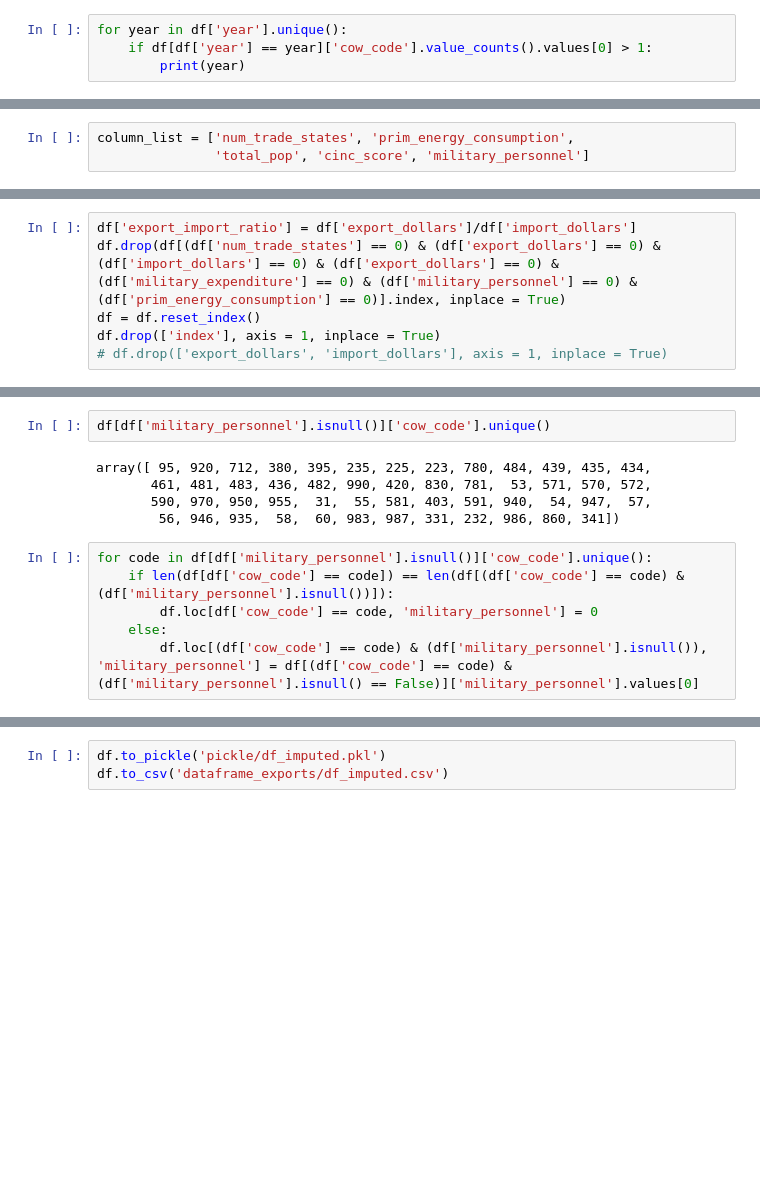
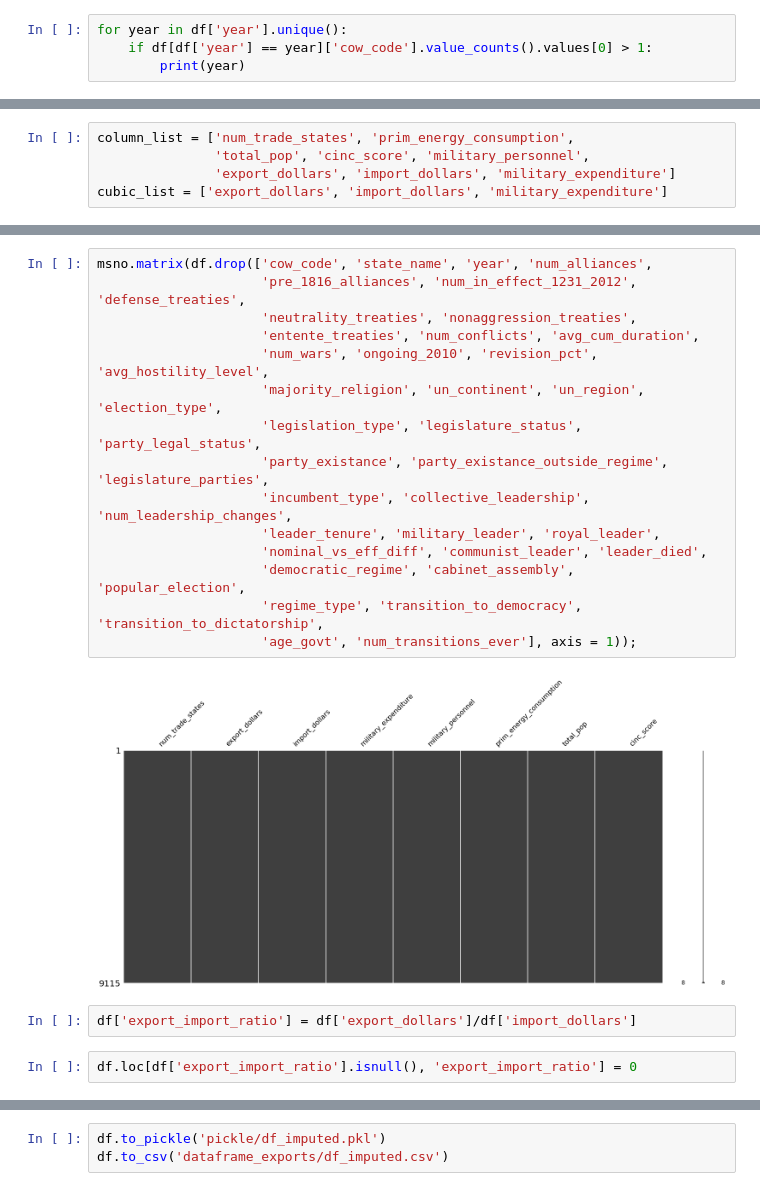
Before and after one commit to cyaris/international_armed_conflict, a Jupyter notebook: COW Master DataFrame Imputations | Data Clean.ipynb, the cells around one changed output, grey strips where cells are left out. Cells and saved outputs as stored; diff of their text form; blank space fills up the shorter version.

```diff
--- a/COW Master DataFrame Imputations | Data Clean.ipynb
+++ b/COW Master DataFrame Imputations | Data Clean.ipynb
@@ -162,3 +123,5 @@ total_pop == 0:  222     0.024
 # %%
 column_list = ['num_trade_states', 'prim_energy_consumption',
-               'total_pop', 'cinc_score', 'military_personnel']
+               'total_pop', 'cinc_score', 'military_personnel',
+               'export_dollars', 'import_dollars', 'military_expenditure']
+cubic_list = ['export_dollars', 'import_dollars', 'military_expenditure']
@@ -243,6 +127,0 @@ df.loc[df['military_personnel'] < 0, 'military_personnel'] = 0
-# %%
-df['export_import_ratio'] = df['export_dollars']/df['import_dollars']
-df.drop(df[(df['num_trade_states'] == 0) & (df['export_dollars'] == 0) & (df['import_dollars'] == 0) & (df['export_dollars'] == 0) & (df['military_expenditure'] == 0) & (df['military_personnel'] == 0) & (df['prim_energy_consumption'] == 0)].index, inplace = True)
-df = df.reset_index()
-df.drop(['index'], axis = 1, inplace = True)
-# df.drop(['export_dollars', 'import_dollars'], axis = 1, inplace = True)
@@ -291,16 +142,24 @@ df.loc[df['military_expenditure'] == 0, 'military_expenditure'] = None
+# %%
+msno.matrix(df.drop(['cow_code', 'state_name', 'year', 'num_alliances',
+                     'pre_1816_alliances', 'num_in_effect_1231_2012', 'defense_treaties',
+                     'neutrality_treaties', 'nonaggression_treaties',
+                     'entente_treaties', 'num_conflicts', 'avg_cum_duration',
+                     'num_wars', 'ongoing_2010', 'revision_pct', 'avg_hostility_level',
+                     'majority_religion', 'un_continent', 'un_region', 'election_type',
+                     'legislation_type', 'legislature_status', 'party_legal_status',
+                     'party_existance', 'party_existance_outside_regime', 'legislature_parties',
+                     'incumbent_type', 'collective_leadership', 'num_leadership_changes',
+                     'leader_tenure', 'military_leader', 'royal_leader',
+                     'nominal_vs_eff_diff', 'communist_leader', 'leader_died',
+                     'democratic_regime', 'cabinet_assembly', 'popular_election',
+                     'regime_type', 'transition_to_democracy', 'transition_to_dictatorship',
+                     'age_govt', 'num_transitions_ever'], axis = 1));
+# %% [output]
+[figure, added]
+# %%
+df['export_import_ratio'] = df['export_dollars']/df['import_dollars']
 # %%
-df[df['military_personnel'].isnull()]['cow_code'].unique()
+df.loc[df['export_import_ratio'].isnull(), 'export_import_ratio'] = 0
-# %% [output]
-array([ 95, 920, 712, 380, 395, 235, 225, 223, 780, 484, 439, 435, 434,
-       461, 481, 483, 436, 482, 990, 420, 830, 781,  53, 571, 570, 572,
-       590, 970, 950, 955,  31,  55, 581, 403, 591, 940,  54, 947,  57,
-        56, 946, 935,  58,  60, 983, 987, 331, 232, 986, 860, 341])
-# %%
-for code in df[df['military_personnel'].isnull()]['cow_code'].unique():
-    if len(df[df['cow_code'] == code]) == len(df[(df['cow_code'] == code) & (df['military_personnel'].isnull())]):
-        df.loc[df['cow_code'] == code, 'military_personnel'] = 0
-    else:
-        df.loc[(df['cow_code'] == code) & (df['military_personnel'].isnull()), 'military_personnel'] = df[(df['cow_code'] == code) & (df['military_personnel'].isnull() == False)]['military_personnel'].values[0]
 # %%
 df.columns
 # %% [output]
```
Also changed, not shown: parts of 21 cells of this notebook, 20 other files.
